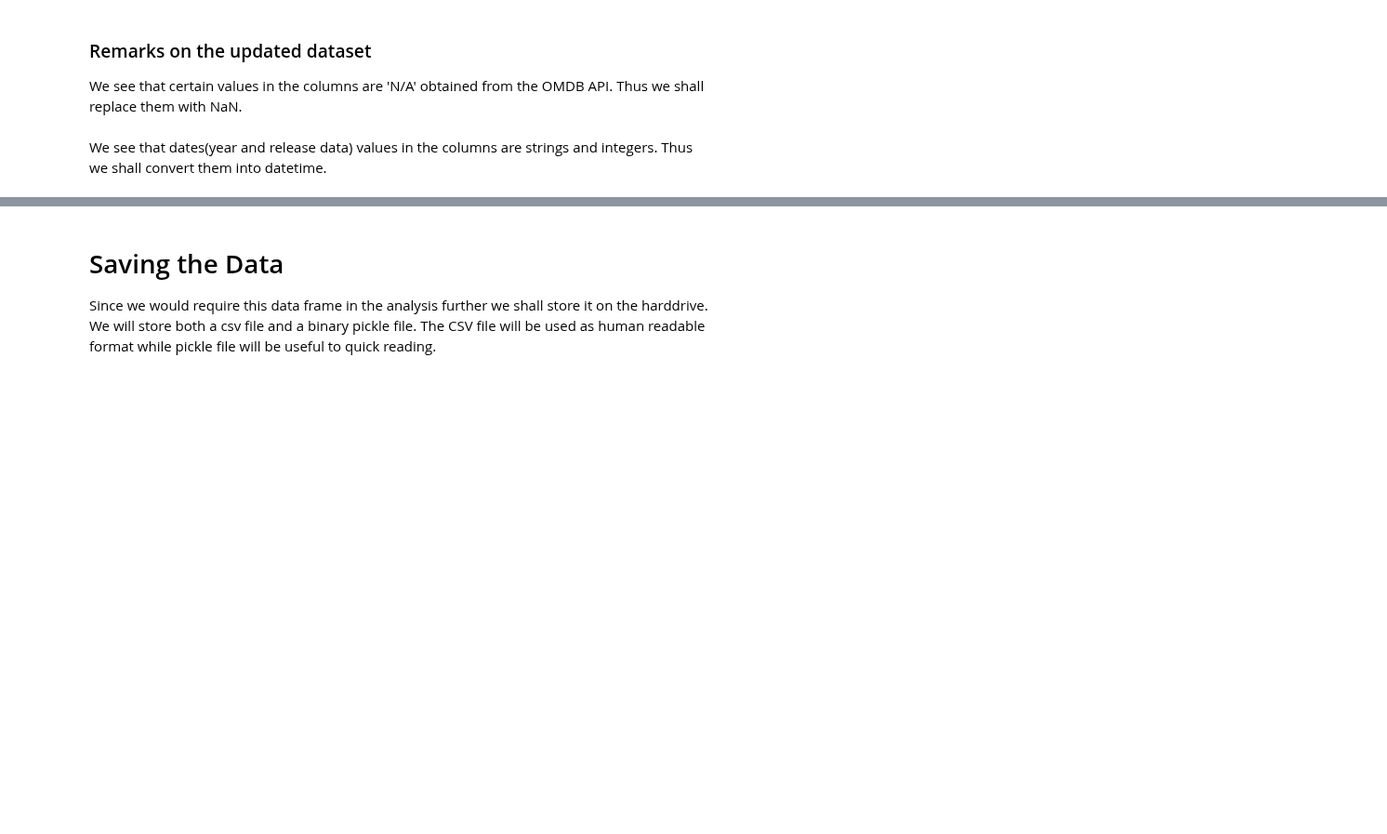
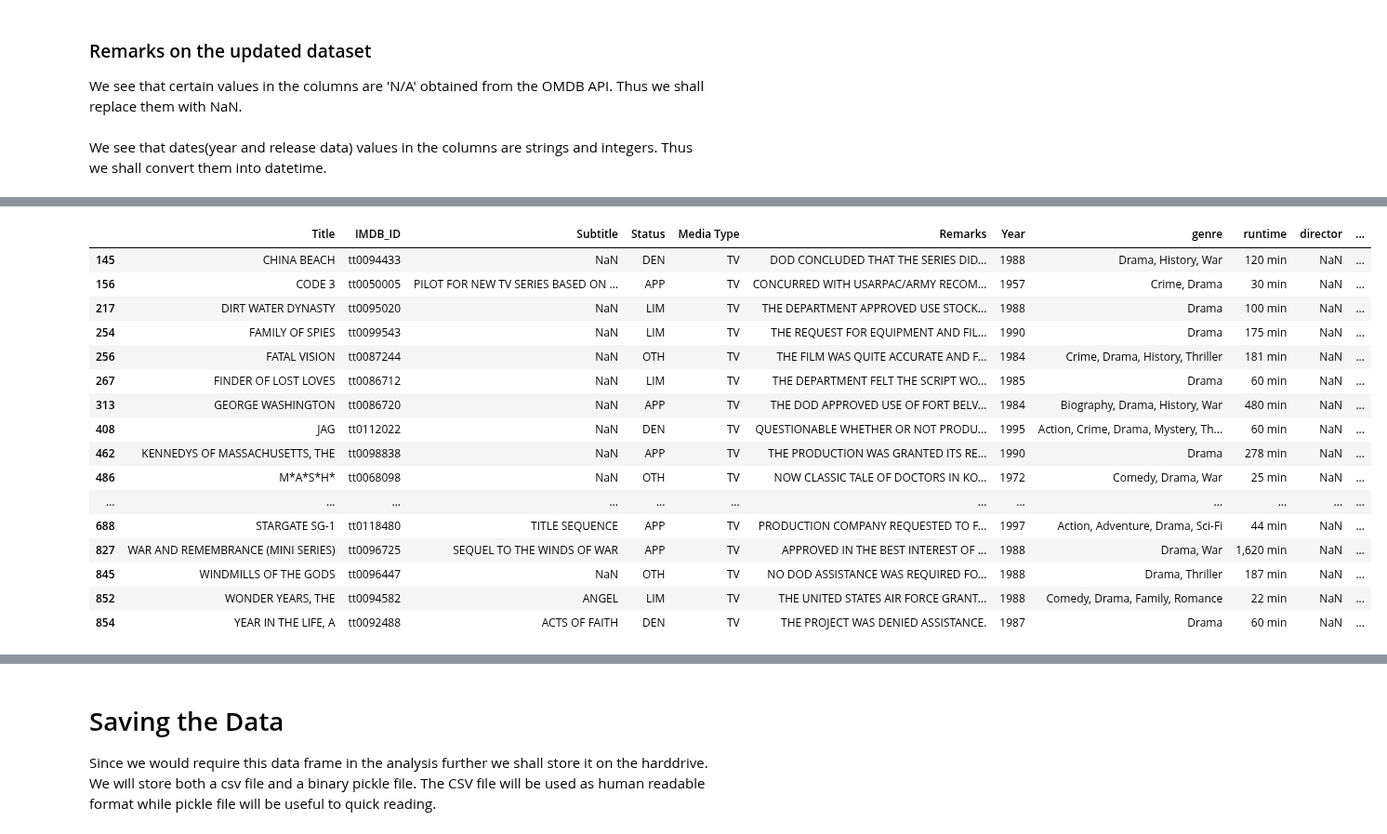
Before and after one commit to ravinitheshreddy/SubtlePropaganda, a Jupyter notebook: data_aggregation.ipynb, the cells around one changed output, grey strips where cells are left out. Shown at 93% size. Drawn from its saved outputs; the diff is of its cells as text; code cells hidden in the pictures; blank space fills up the shorter version.

Commit message:
correct the directors information

```diff
--- a/data_aggregation.ipynb
+++ b/data_aggregation.ipynb
@@ -141,0 +148,22 @@ dod_movies_with_addl_data
+# %%
+# Source: https://datasets.imdbws.com/
+
+# read the datasets
+names = pd.read_csv('data/name.basics.tsv.gz', compression='gzip', header=0, sep='\t')
+crews = pd.read_csv('data/title.crew.tsv.gz', compression='gzip', header=0, sep='\t')
+# %%
+# join the dod_movies_with_addl_data created above with crews dataset for directors informations
+dod_movies_with_addl_data_with_directors = pd.merge(dod_movies_with_addl_data,
+                                                    crews[['tconst', 'directors']],
+                                                    how ='left',
+                                                    left_on='IMDB_ID',
+                                                    right_on='tconst').drop('tconst', axis=1)
+
+# In directors column from crews dataset, the NaN values are represented with '\N', so we should replace it with NaN
+directors_dict_clean = {'\\N': np.NaN}
+dod_movies_with_addl_data_with_directors.directors.replace(directors_dict_clean, inplace=True)
+
+
+# create a dictionary with director names and their ids
+dict_director = names[['nconst', 'primaryName']].set_index('nconst').to_dict()['primaryName']
+dod_movies_with_addl_data_with_directors
@@ -141,0 +184,21 @@ dod_movies_with_addl_data
+# %%
+# check only if director is NaN but directors includes one director id for corresponding movie
+dod_movies_with_addl_data_with_directors.loc[(dod_movies_with_addl_data_with_directors.director.isna()) & (dod_movies_with_addl_data_with_directors.directors.notna())]
+# %% [output]
+|  | Title | IMDB_ID | Subtitle | Status | Media Type | Remarks | Year | genre | runtime | director | ... |
+| 145 | CHINA BEACH | tt0094433 | NaN | DEN | TV | DOD CONCLUDED THAT THE SERIES DID... | 1988 | Drama, History, War | 120 min | NaN | ... |
+| 156 | CODE 3 | tt0050005 | PILOT FOR NEW TV SERIES BASED ON ... | APP | TV | CONCURRED WITH USARPAC/ARMY RECOM... | 1957 | Crime, Drama | 30 min | NaN | ... |
+| 217 | DIRT WATER DYNASTY | tt0095020 | NaN | LIM | TV | THE DEPARTMENT APPROVED USE STOCK... | 1988 | Drama | 100 min | NaN | ... |
+| 254 | FAMILY OF SPIES | tt0099543 | NaN | LIM | TV | THE REQUEST FOR EQUIPMENT AND FIL... | 1990 | Drama | 175 min | NaN | ... |
+| 256 | FATAL VISION | tt0087244 | NaN | OTH | TV | THE FILM WAS QUITE ACCURATE AND F... | 1984 | Crime, Drama, History, Thriller | 181 min | NaN | ... |
+| 267 | FINDER OF LOST LOVES | tt0086712 | NaN | LIM | TV | THE DEPARTMENT FELT THE SCRIPT WO... | 1985 | Drama | 60 min | NaN | ... |
+| 313 | GEORGE WASHINGTON | tt0086720 | NaN | APP | TV | THE DOD APPROVED USE OF FORT BELV... | 1984 | Biography, Drama, History, War | 480 min | NaN | ... |
+| 408 | JAG | tt0112022 | NaN | DEN | TV | QUESTIONABLE WHETHER OR NOT PRODU... | 1995 | Action, Crime, Drama, Mystery, Th... | 60 min | NaN | ... |
+| 462 | KENNEDYS OF MASSACHUSETTS, THE | tt0098838 | NaN | APP | TV | THE PRODUCTION WAS GRANTED ITS RE... | 1990 | Drama | 278 min | NaN | ... |
+| 486 | M*A*S*H* | tt0068098 | NaN | OTH | TV | NOW CLASSIC TALE OF DOCTORS IN KO... | 1972 | Comedy, Drama, War | 25 min | NaN | ... |
+| ... | ... | ... | ... | ... | ... | ... | ... | ... | ... | ... | ... |
+| 688 | STARGATE SG-1 | tt0118480 | TITLE SEQUENCE | APP | TV | PRODUCTION COMPANY REQUESTED TO F... | 1997 | Action, Adventure, Drama, Sci-Fi | 44 min | NaN | ... |
+| 827 | WAR AND REMEMBRANCE (MINI SERIES) | tt0096725 | SEQUEL TO THE WINDS OF WAR | APP | TV | APPROVED IN THE BEST INTEREST OF ... | 1988 | Drama, War | 1,620 min | NaN | ... |
+| 845 | WINDMILLS OF THE GODS | tt0096447 | NaN | OTH | TV | NO DOD ASSISTANCE WAS REQUIRED FO... | 1988 | Drama, Thriller | 187 min | NaN | ... |
+| 852 | WONDER YEARS, THE | tt0094582 | ANGEL | LIM | TV | THE UNITED STATES AIR FORCE GRANT... | 1988 | Comedy, Drama, Family, Romance | 22 min | NaN | ... |
+| 854 | YEAR IN THE LIFE, A | tt0092488 | ACTS OF FAITH | DEN | TV | THE PROJECT WAS DENIED ASSISTANCE. | 1987 | Drama | 60 min | NaN | ... |
```
Also changed, not shown: parts of 12 cells of this notebook, 2 other files.
